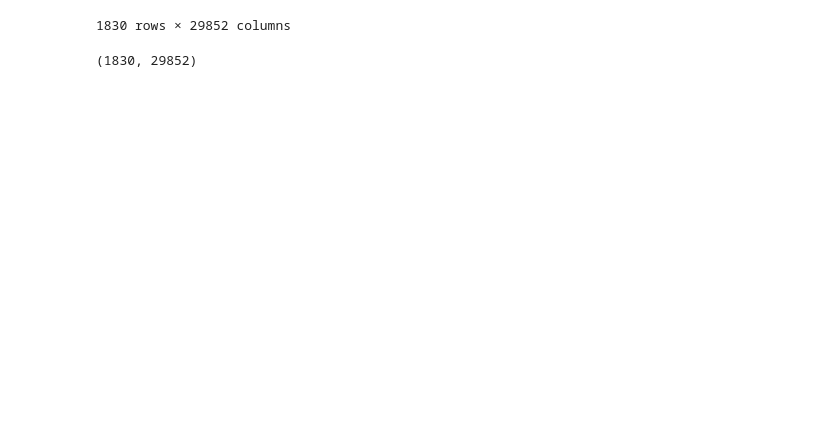
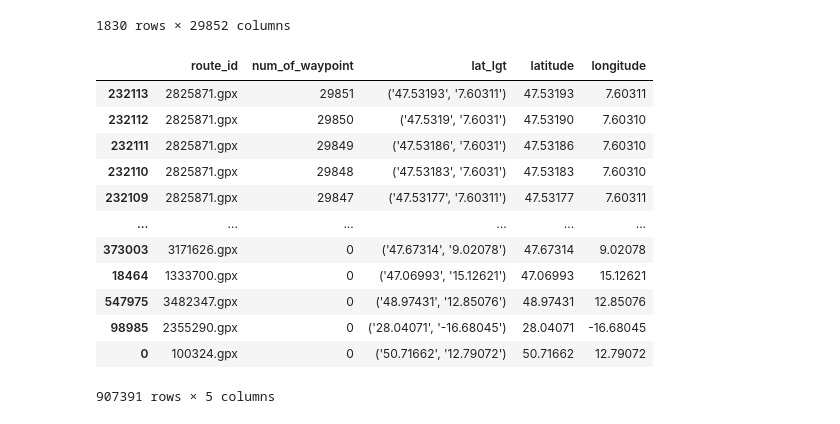
Before and after one commit to TechLabs-Berlin/wt21-way-to-go, a Jupyter notebook: cleaning_data/cleaning_routes_data.ipynb, the cells around one changed output. Drawn from its saved outputs; the diff is of its cells as text; code cells hidden in the pictures; blank space fills up the shorter version.

Commit message:
identified longest routes documentation

```diff
--- a/cleaning_data/cleaning_routes_data.ipynb
+++ b/cleaning_data/cleaning_routes_data.ipynb
@@ -24,8 +24,8 @@ df
 907391 rows × 5 columns
 # %%
 #reshaping df from long format to wide format
-df = df.pivot(index='route_id', columns='num_of_waypoint', values='lat_lgt')
-df
+df_reshaped = df.pivot(index='route_id', columns='num_of_waypoint', values='lat_lgt')
+df_reshaped
 # %% [output]
 | num_of_waypoint | 0 | 1 | 2 | 3 | 4 | 5 | 6 | 7 | 8 | 9 | ... |
 | route_id |  |  |  |  |  |  |  |  |  |  | ... |
@@ -43,8 +43,24 @@ df
 1830 rows × 29852 columns
 # %%
 #exploring the new shape
-df.shape
+df_reshaped.shape # --> (1830, 29852)
 
 #since the df now has 29852 columns, I want to verify, if the longest route really has 29852 waypoints or if something went wrong
+df['num_of_waypoint'].max()
+
+#finding out which route has that many waypoints, because I want to have a look into the original gps file
+df.sort_values(by = 'num_of_waypoint', ascending = False) #--> it's 2825871.gpx (that hypercorrect documentation of a file alone stores 1,69 MB(!) and should be excluded)
 # %% [output]
+|  | route_id | num_of_waypoint | lat_lgt | latitude | longitude |
+| 232113 | 2825871.gpx | 29851 | ('47.53193', '7.60311') | 47.53193 | 7.60311 |
+| 232112 | 2825871.gpx | 29850 | ('47.5319', '7.6031') | 47.53190 | 7.60310 |
+| 232111 | 2825871.gpx | 29849 | ('47.53186', '7.6031') | 47.53186 | 7.60310 |
+| 232110 | 2825871.gpx | 29848 | ('47.53183', '7.6031') | 47.53183 | 7.60310 |
+| 232109 | 2825871.gpx | 29847 | ('47.53177', '7.60311') | 47.53177 | 7.60311 |
+| ... | ... | ... | ... | ... | ... |
+| 373003 | 3171626.gpx | 0 | ('47.67314', '9.02078') | 47.67314 | 9.02078 |
+| 18464 | 1333700.gpx | 0 | ('47.06993', '15.12621') | 47.06993 | 15.12621 |
+| 547975 | 3482347.gpx | 0 | ('48.97431', '12.85076') | 48.97431 | 12.85076 |
+| 98985 | 2355290.gpx | 0 | ('28.04071', '-16.68045') | 28.04071 | -16.68045 |
+| 0 | 100324.gpx | 0 | ('50.71662', '12.79072') | 50.71662 | 12.79072 |
-(1830, 29852)
+907391 rows × 5 columns
```
